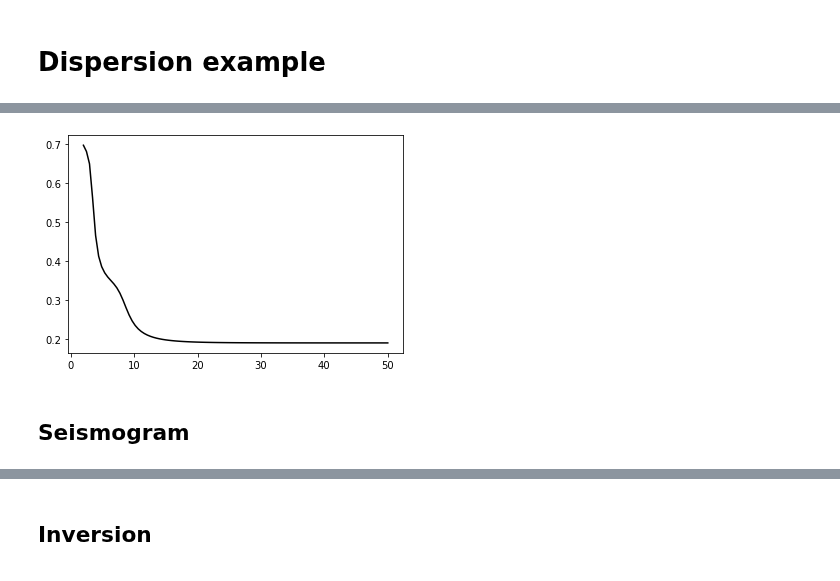
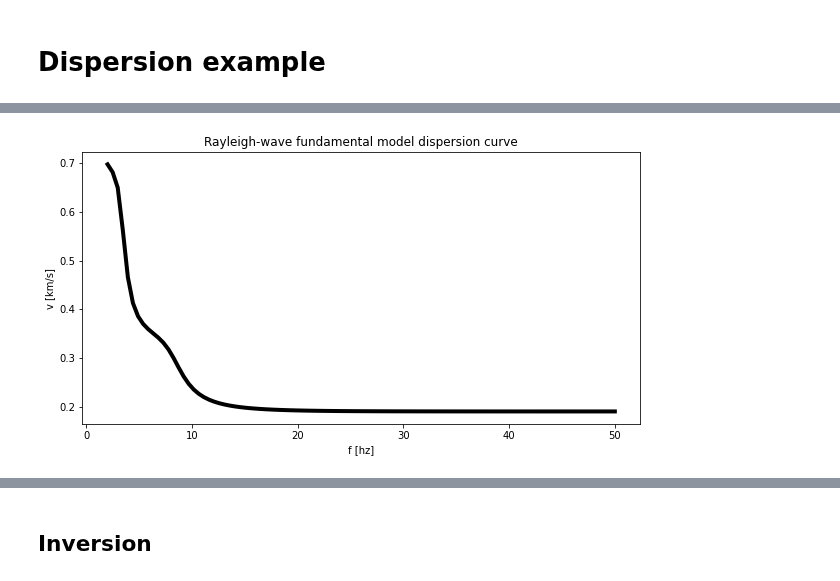
Before and after one commit to DIG-Kaust/Seismology, a Jupyter notebook: Dispersion/Dispersion.ipynb, the cells around one changed output, grey strips where cells are left out. Drawn from its saved outputs; the diff is of its cells as text; code cells hidden in the pictures.

Commit message:
Updated Dispersion example

```diff
--- a/Dispersion/Dispersion.ipynb
+++ b/Dispersion/Dispersion.ipynb
@@ -22,25 +32,26 @@ from inversion import *
 # %%
-# Velocity model
+# Define model as:
 # thickness, Vp, Vs, density
 # km, km/s, km/s, g/cm3
 thick = np.array([0.01, 0.04, 0.01])
 vs = np.array([0.2, 0.4, 0.8])
-velocity_model = np.vstack([thick, vs*4, vs, np.ones(3)]).T
+true_model = np.vstack([thick, vs*4, vs, np.ones(3)]).T
 
-# Frequency
+# Frequency axis
 fdisp = np.linspace(2, 50, 101)
 
-# Periods must be sorted starting with low periods
+# Periods (must be sorted starting with low periods)
 period = np.flipud(1/fdisp)
 
-# Compute the Rayleigh-wave modal dispersion curves
-pd = PhaseDispersion(*velocity_model.T)
+# Rayleigh-wave fundamental model dispersion curve
+pd = PhaseDispersion(*true_model.T)
 cpr = pd(period, mode=0, wave="rayleigh")
-vdisp = np.flipud(cpr[1])
+vdisp = np.flipud(cpr[1]) # flip it back to show it as function of f instead of period
 
-plt.figure()
-plt.plot(fdisp, vdisp, 'k');
+plt.figure(figsize=(10, 5))
+plt.plot(fdisp, vdisp, 'k', lw=4)
+plt.xlabel('f [hz]')
+plt.ylabel('v [km/s]')
+plt.title('Rayleigh-wave fundamental model dispersion curve');
 # %% [output]
-[figure, old version]
+[figure, new version]
-# %% [markdown]
-## Seismogram
```
Also changed, not shown: parts of 19 cells of this notebook, 3 other files.
